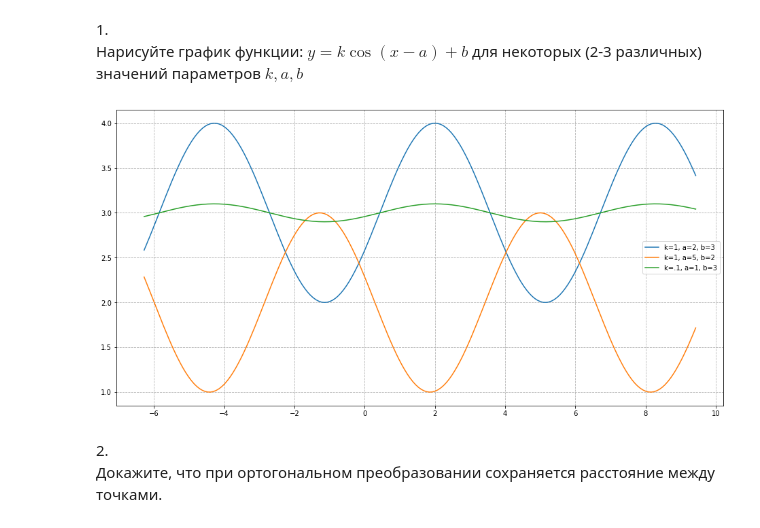
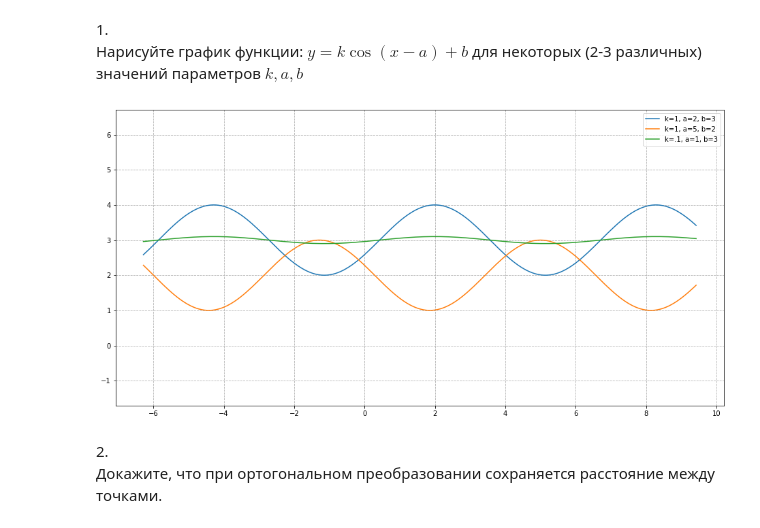
Before and after one commit to Krivosheenkova/higher-mathematics-intro, a Jupyter notebook: 3_analytic_geometry/3.ipynb, the cells around one changed output. Saved outputs shown, nothing was run; the diff lists cells and outputs as text; code cells hidden in the pictures.

```diff
--- a/3_analytic_geometry/3.ipynb
+++ b/3_analytic_geometry/3.ipynb
@@ -179,22 +182,23 @@ plt.show()
 # %%
 plt.figure(figsize=(16, 8))
 x = np.linspace(-2*np.pi, 3*np.pi, 200)
 k=1; a=2; b=3
 y = k * np.cos(x-a)+b
 plt.plot(x, y, label='k=1, a=2, b=3')
 
 k=1; a=5; b=2
 y = k * np.cos(x-a)+b
 plt.plot(x, y, label='k=1, a=5, b=2')
 
 k=0.1; a=2; b=3
 y = k * np.cos(x-a)+b
 plt.plot(x, y, label='k=.1, a=1, b=3')
 plt.legend()
+plt.axis('equal')
 plt.grid(linestyle='--')
 plt.show()
 # %% [output]
-[figure, old version]
+[figure, new version]
 # %% [markdown]
 2.<br>
 Докажите, что при ортогональном преобразовании сохраняется расстояние между точками.
```
Also changed, not shown: parts of 17 cells of this notebook, 1 other file.
